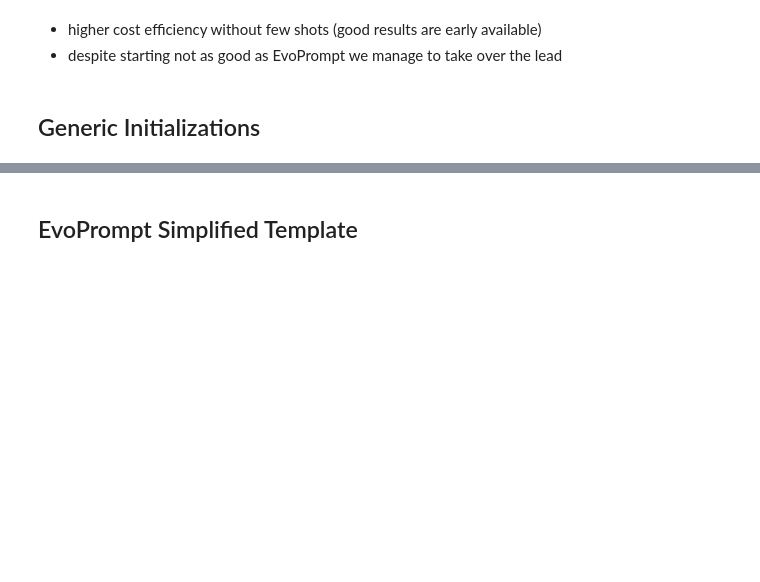
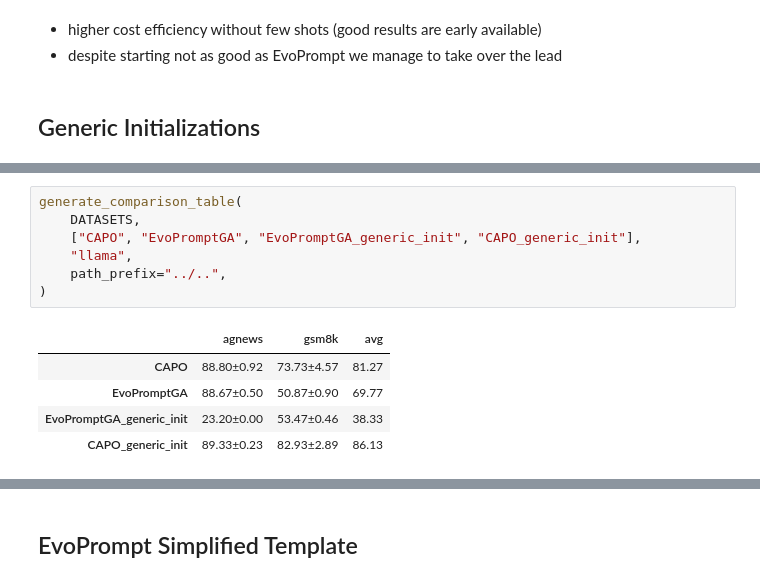
Before and after one commit to finitearth/capo, a Jupyter notebook: notebooks/paper_visualization/ablation_visualization.ipynb, the cells around one changed output, grey strips where cells are left out. Saved outputs shown, nothing was run; the diff lists cells and outputs as text; blank space fills up the shorter version.

```diff
--- a/notebooks/paper_visualization/ablation_visualization.ipynb
+++ b/notebooks/paper_visualization/ablation_visualization.ipynb
@@ -132,0 +143,13 @@ Failed to load gsm8k for EvoPromptGA_generic_init: No objects to concatenate
+# %%
+generate_comparison_table(
+    DATASETS,
+    ["CAPO", "EvoPromptGA", "EvoPromptGA_generic_init", "CAPO_generic_init"],
+    "llama",
+    path_prefix="../..",
+)
+# %% [output]
+|  | agnews | gsm8k | avg |
+| CAPO | 88.80±0.92 | 73.73±4.57 | 81.27 |
+| EvoPromptGA | 88.67±0.50 | 50.87±0.90 | 69.77 |
+| EvoPromptGA_generic_init | 23.20±0.00 | 53.47±0.46 | 38.33 |
+| CAPO_generic_init | 89.33±0.23 | 82.93±2.89 | 86.13 |
```
Also changed, not shown: parts of 14 cells of this notebook, 2 other files.
